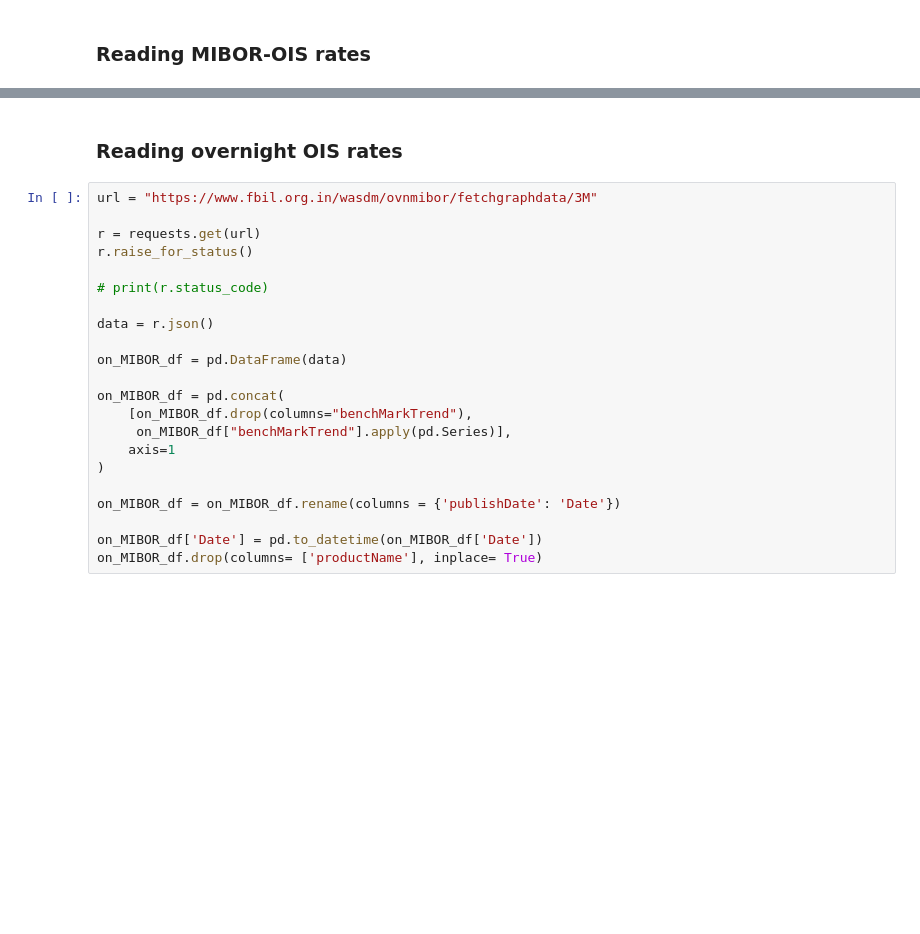
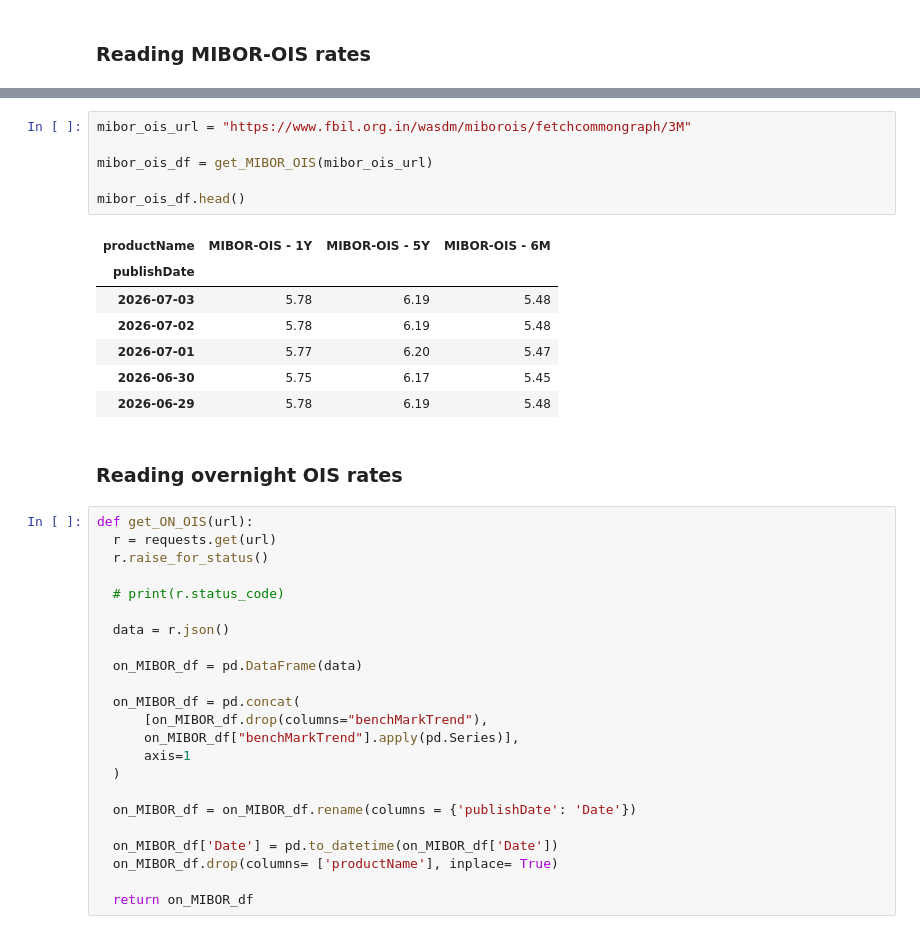
Before and after one commit to rajeeb504/IR-curve-bootstrapping, a Jupyter notebook: Interest_Rate_Curve.ipynb, the cells around one changed output, grey strips where cells are left out. Drawn from its saved outputs; the diff is of its cells as text; blank space fills up the shorter version.

```diff
--- a/Interest_Rate_Curve.ipynb
+++ b/Interest_Rate_Curve.ipynb
@@ -65,24 +65,39 @@ final_mibor_ois_df.sort_index(ascending= False, inplace= True)
+# %%
+mibor_ois_url = "https://www.fbil.org.in/wasdm/miborois/fetchcommongraph/3M"
+
+mibor_ois_df = get_MIBOR_OIS(mibor_ois_url)
+
+mibor_ois_df.head()
+# %% [output]
+| productName | MIBOR-OIS - 1Y | MIBOR-OIS - 5Y | MIBOR-OIS - 6M |
+| publishDate |  |  |  |
+| 2026-07-03 | 5.78 | 6.19 | 5.48 |
+| 2026-07-02 | 5.78 | 6.19 | 5.48 |
+| 2026-07-01 | 5.77 | 6.20 | 5.47 |
+| 2026-06-30 | 5.75 | 6.17 | 5.45 |
+| 2026-06-29 | 5.78 | 6.19 | 5.48 |
 # %% [markdown]
 ### Reading overnight OIS rates
 # %%
-url = "https://www.fbil.org.in/wasdm/ovnmibor/fetchgraphdata/3M"
+def get_ON_OIS(url):
+  r = requests.get(url)
+  r.raise_for_status()
 
-r = requests.get(url)
-r.raise_for_status()
+  # print(r.status_code)
 
-# print(r.status_code)
+  data = r.json()
 
-data = r.json()
+  on_MIBOR_df = pd.DataFrame(data)
 
-on_MIBOR_df = pd.DataFrame(data)
+  on_MIBOR_df = pd.concat(
+      [on_MIBOR_df.drop(columns="benchMarkTrend"),
+      on_MIBOR_df["benchMarkTrend"].apply(pd.Series)],
+      axis=1
+  )
 
-on_MIBOR_df = pd.concat(
-    [on_MIBOR_df.drop(columns="benchMarkTrend"),
-     on_MIBOR_df["benchMarkTrend"].apply(pd.Series)],
-    axis=1
-)
+  on_MIBOR_df = on_MIBOR_df.rename(columns = {'publishDate': 'Date'})
 
-on_MIBOR_df = on_MIBOR_df.rename(columns = {'publishDate': 'Date'})
+  on_MIBOR_df['Date'] = pd.to_datetime(on_MIBOR_df['Date'])
+  on_MIBOR_df.drop(columns= ['productName'], inplace= True)
 
-on_MIBOR_df['Date'] = pd.to_datetime(on_MIBOR_df['Date'])
-on_MIBOR_df.drop(columns= ['productName'], inplace= True)
+  return on_MIBOR_df
```
Also changed, not shown: parts of 11 cells of this notebook.
